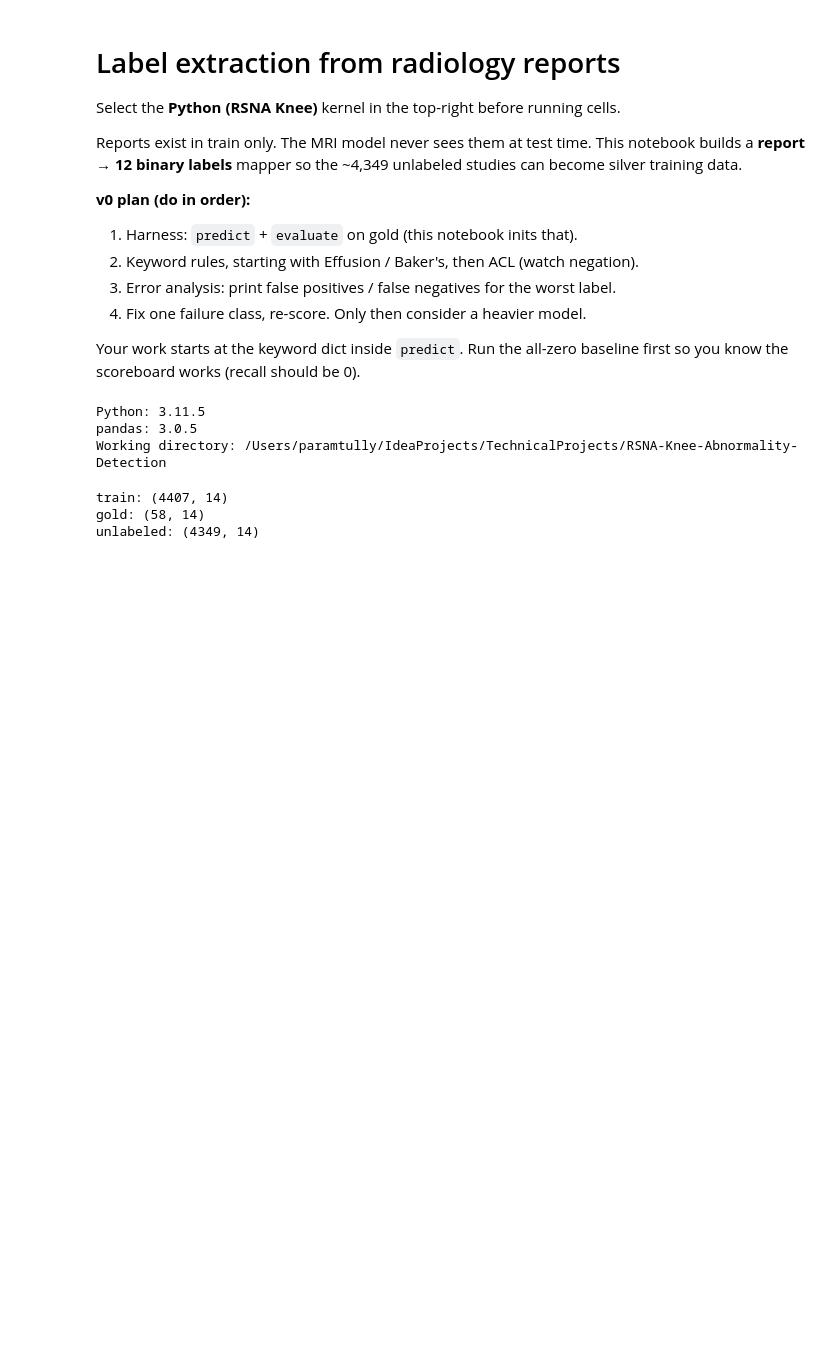
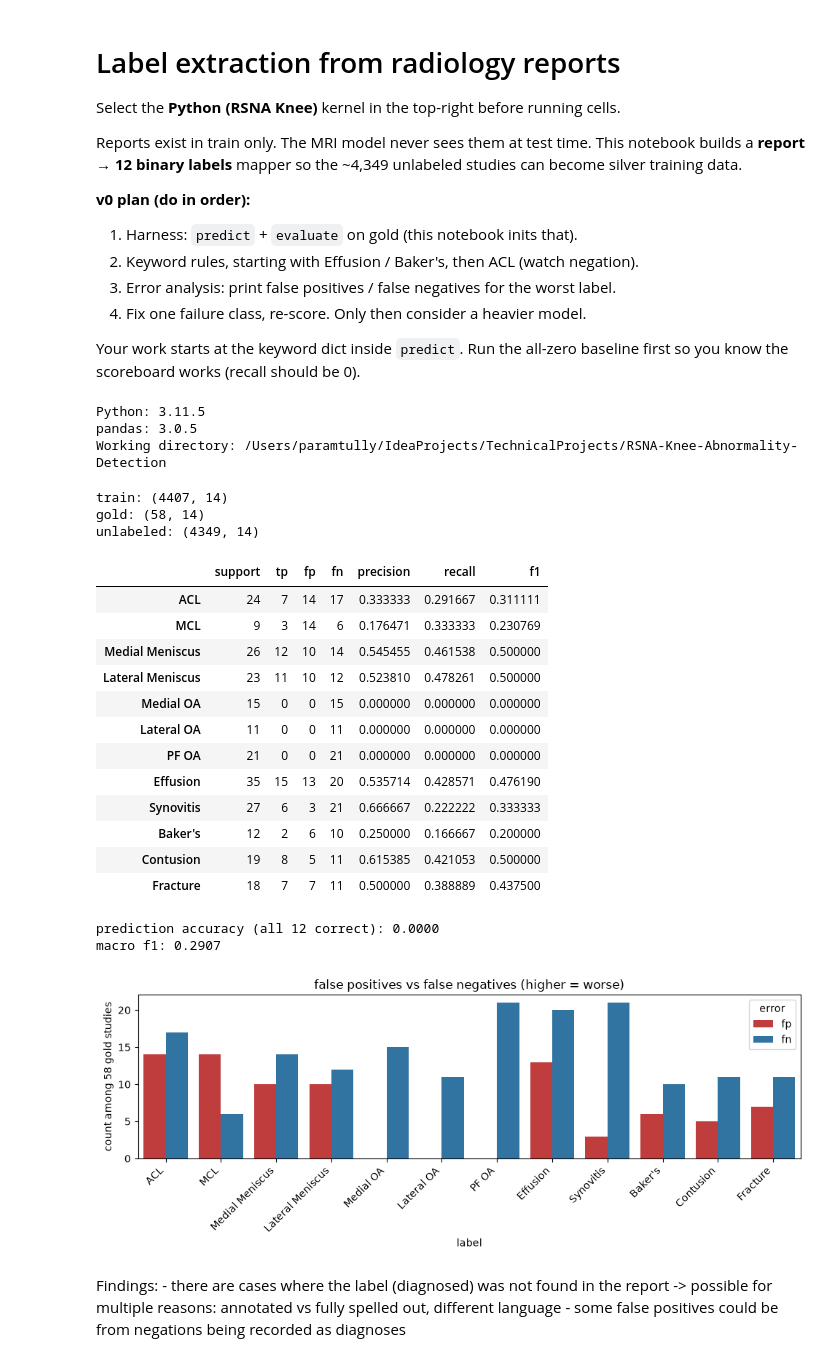
Before and after one commit to paramtully/RSNA-Knee-Abnormality-Detection, a Jupyter notebook: label_extraction.ipynb, the cells around one changed output. Cells and saved outputs as stored; diff of their text form; code cells hidden in the pictures; blank space fills up the shorter version.

Commit message:
- set up evaluate function and predict getter. - implemented basic label extraction

```diff
--- a/label_extraction.ipynb
+++ b/label_extraction.ipynb
@@ -53,0 +116,30 @@ unlabeled: (4349, 14)
+# %%
+# try simple label search
+def predict_simple_extract(report: str) -> dict:
+    text = "" if report is None else str(report).lower()
+    return {label: int(label.lower() in text) for label in LABELS}
+
+pred = get_pred(predict_simple_extract)
+scores = evaluate(pred)
+# %% [output]
+|  | support | tp | fp | fn | precision | recall | f1 |
+| ACL | 24 | 7 | 14 | 17 | 0.333333 | 0.291667 | 0.311111 |
+| MCL | 9 | 3 | 14 | 6 | 0.176471 | 0.333333 | 0.230769 |
+| Medial Meniscus | 26 | 12 | 10 | 14 | 0.545455 | 0.461538 | 0.500000 |
+| Lateral Meniscus | 23 | 11 | 10 | 12 | 0.523810 | 0.478261 | 0.500000 |
+| Medial OA | 15 | 0 | 0 | 15 | 0.000000 | 0.000000 | 0.000000 |
+| Lateral OA | 11 | 0 | 0 | 11 | 0.000000 | 0.000000 | 0.000000 |
+| PF OA | 21 | 0 | 0 | 21 | 0.000000 | 0.000000 | 0.000000 |
+| Effusion | 35 | 15 | 13 | 20 | 0.535714 | 0.428571 | 0.476190 |
+| Synovitis | 27 | 6 | 3 | 21 | 0.666667 | 0.222222 | 0.333333 |
+| Baker's | 12 | 2 | 6 | 10 | 0.250000 | 0.166667 | 0.200000 |
+| Contusion | 19 | 8 | 5 | 11 | 0.615385 | 0.421053 | 0.500000 |
+| Fracture | 18 | 7 | 7 | 11 | 0.500000 | 0.388889 | 0.437500 |
+prediction accuracy (all 12 correct): 0.0000
+macro f1: 0.2907
+[figure, added]
+# %% [markdown]
+Findings:
+    - there are cases where the label (diagnosed) was not found in the report
+        -> possible for multiple reasons: annotated vs fully spelled out, different language
+    - some false positives could be from negations being recorded as diagnoses
```
Also changed, not shown: parts of 2 cells of this notebook, 1 other file.
